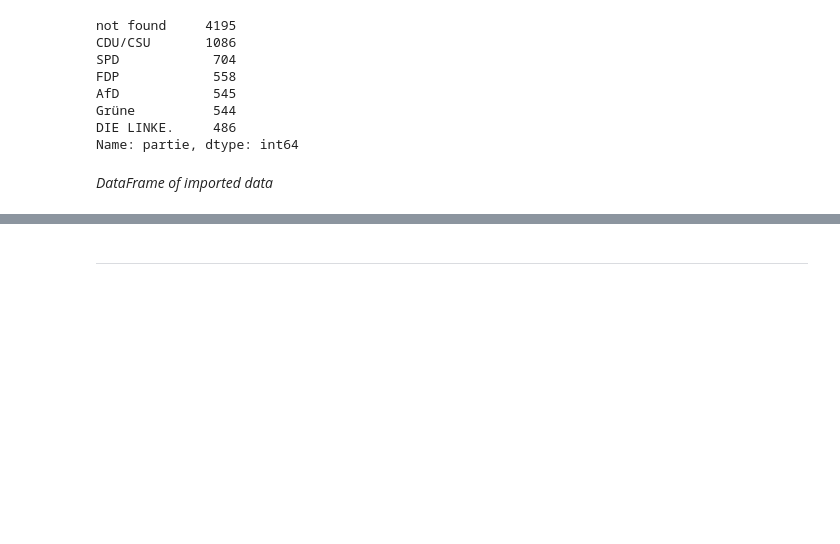
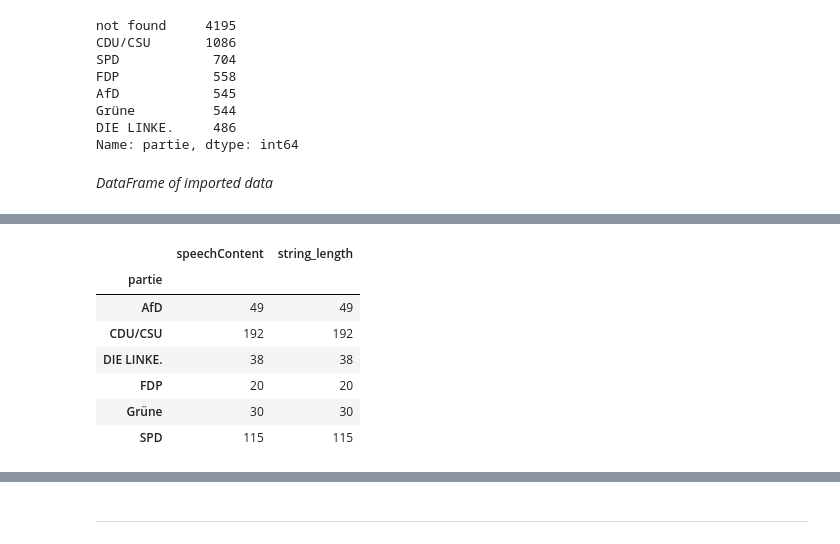
Before and after one commit to CodeGitte/SPICED_plenarreden_classifier, a Jupyter notebook: classifier.ipynb, the cells around one changed output, grey strips where cells are left out. Saved outputs shown, nothing was run; the diff lists cells and outputs as text; code cells hidden in the pictures; blank space fills up the shorter version.

```diff
--- a/classifier.ipynb
+++ b/classifier.ipynb
@@ -68,2 +94,15 @@ data = data[data.partie != 'not found']
+# %%
+#reducing the amount of data
+data = data.loc[data['string_length'] >= 5000]
+data.groupby('partie').count()
+# %% [output]
+|  | speechContent | string_length |
+| partie |  |  |
+| AfD | 49 | 49 |
+| CDU/CSU | 192 | 192 |
+| DIE LINKE. | 38 | 38 |
+| FDP | 20 | 20 |
+| Grüne | 30 | 30 |
+| SPD | 115 | 115 |
 # %%
 #creating small samples of speeches, for each political party only 50
```
Also changed, not shown: parts of 37 cells of this notebook, 1 other file.
